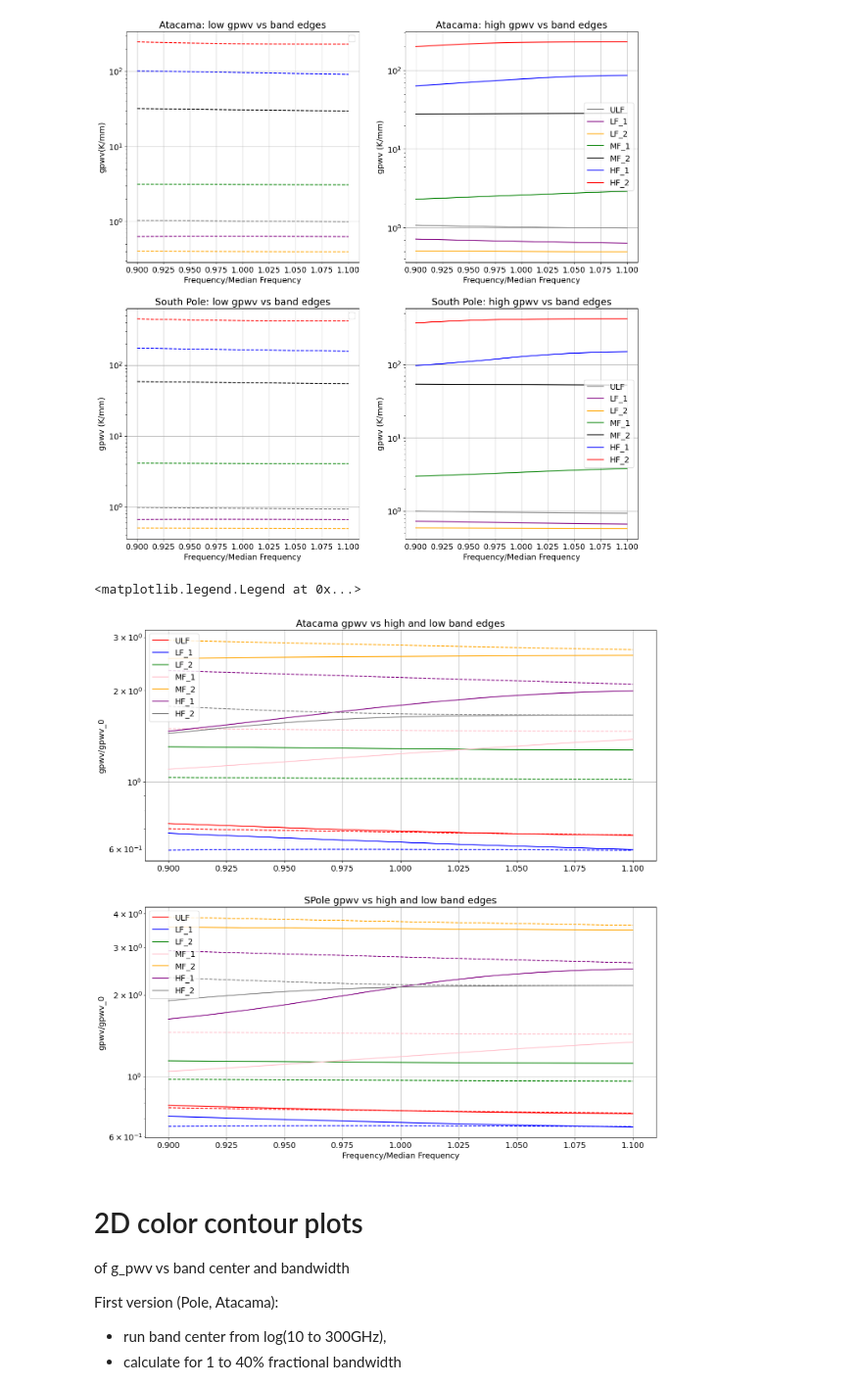
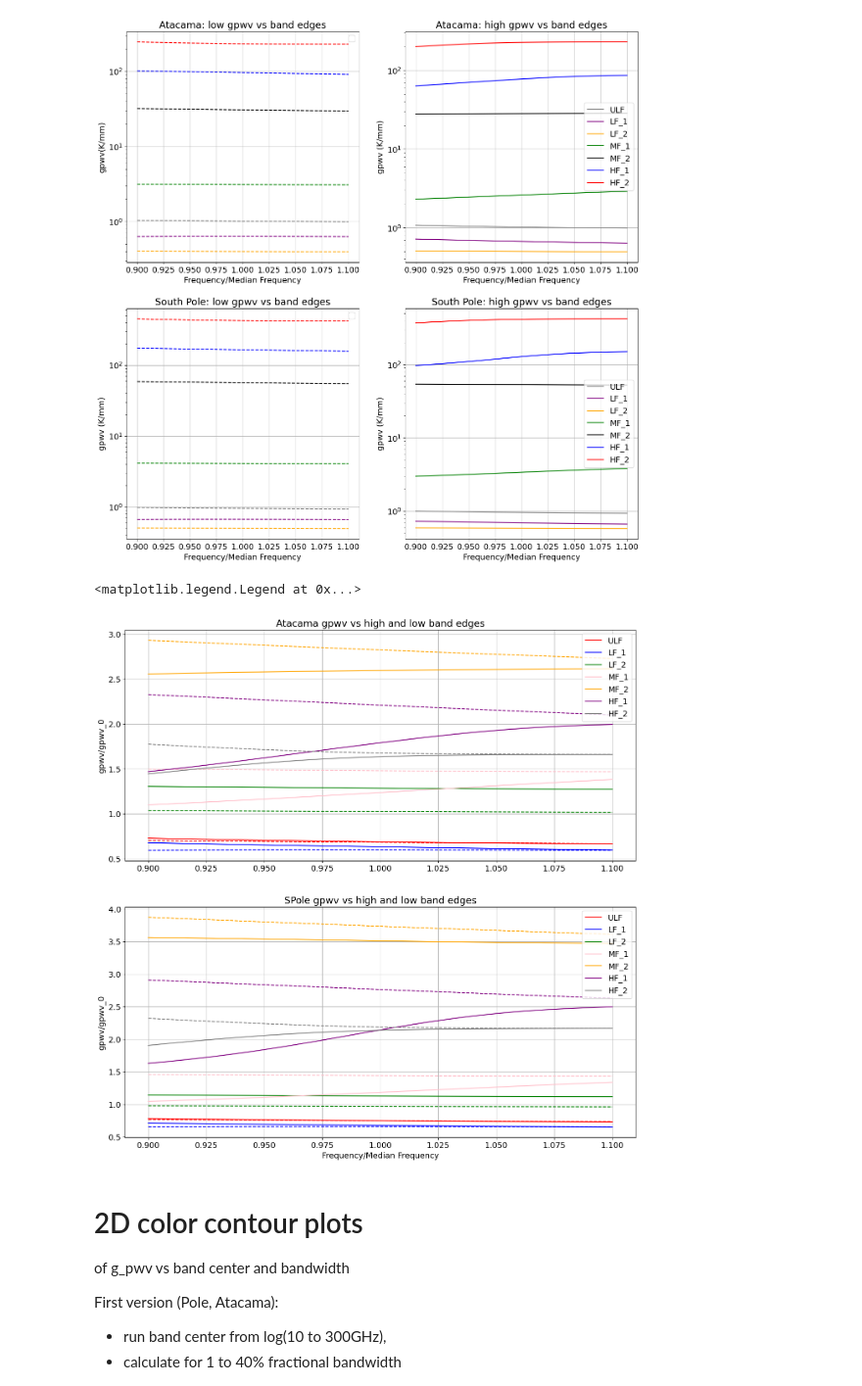
Before and after one commit to JohnRuhl/Atmos_pwv_flucts, a Jupyter notebook: Atmos_pwv_flucts.ipynb, the cells around one changed output. Shown at 98% size. Drawn from its saved outputs; the diff is of its cells as text; code cells hidden in the pictures.

Commit message:
edited plots and more Jacobian analysis

```diff
--- a/Atmos_pwv_flucts.ipynb
+++ b/Atmos_pwv_flucts.ipynb
@@ -74,3 +74,17 @@ plt.ylim(0.8,1.0)
 plt.grid()
 # %% [output]
 [figure]
+# %%
+plt.rcParams.update({'font.size': 14})
+plt.rcParams['figure.figsize'] = [12, 8]
+
+for site in ['Pole','Atacama']:
+    for pwv in atmos[site].keys():
+        pltlabel=site+':'+str(pwv)+' um'
+        plt.plot(atmos[site][pwv][0],atmos[site][pwv][4], label=pltlabel)
+plt.ylabel('Tb')
+plt.xlabel('Frequency (GHz)')
+plt.xlim(0,600)
+plt.grid()
+plt.legend()
+plt.title('Planck Brightness Temperature vs Frequency')
@@ -951,38 +968,38 @@ No artists with labels found to put in legend.  Note that artists whose label st
 # %%
 #similar plot but with gpwv high and low values / gpwv center
 plt.rcParams.update({'font.size': 14})
 plt.rcParams['figure.figsize'] = [16, 16]
 
 bandtype_dict= {'LAT':{'ULF':'red', 'LF_1': 'blue', 'LF_2': 'green',
                        'MF_1': 'pink', 'MF_2': 'orange', 'HF_1': 'purple', 'HF_2': 'grey'}}
 bandarray=list(bandtype_dict.keys())
 
 plt.subplot(2,1,1)
 for ch in chlist:
     btype=bandtype_dict['LAT'][ch]
-    plt.semilogy(atacama_dict[900][ch]['lowvec']/np.median(atacama_dict[900][ch]['lowvec']), (atacama_dict[900][ch]['gpwv_l']/atacama_dict[900][ch]['gpwv']), color=btype, linestyle='dashed')#, label=ch)
-    plt.semilogy(atacama_dict[900][ch]['highvec']/np.median(atacama_dict[900][ch]['highvec']), (atacama_dict[900][ch]['gpwv_h']/atacama_dict[900][ch]['gpwv']), color=btype, label=ch)
+    plt.plot(atacama_dict[900][ch]['lowvec']/np.median(atacama_dict[900][ch]['lowvec']), (atacama_dict[900][ch]['gpwv_l']/atacama_dict[900][ch]['gpwv']), color=btype, linestyle='dashed')#, label=ch)
+    plt.plot(atacama_dict[900][ch]['highvec']/np.median(atacama_dict[900][ch]['highvec']), (atacama_dict[900][ch]['gpwv_h']/atacama_dict[900][ch]['gpwv']), color=btype, label=ch)
 plt.ylabel('gpwv/gpwv_0')
 plt.title('Atacama gpwv vs high and low band edges')
 plt.grid()
 plt.legend()
 
 
 plt.subplot(2,1,2)
 for ch in chlist:
     btype=bandtype_dict['LAT'][ch]
-    plt.semilogy(spole_dict[300][ch]['lowvec']/np.median(spole_dict[300][ch]['lowvec']), (spole_dict[300][ch]['gpwv_l']/spole_dict[300][ch]['gpwv']), color=btype, linestyle='dashed')
-    plt.semilogy(spole_dict[300][ch]['highvec']/np.median(spole_dict[300][ch]['highvec']), (spole_dict[300][ch]['gpwv_h']/spole_dict[300][ch]['gpwv']), color=btype, label=ch)
+    plt.plot(spole_dict[300][ch]['lowvec']/np.median(spole_dict[300][ch]['lowvec']), (spole_dict[300][ch]['gpwv_l']/spole_dict[300][ch]['gpwv']), color=btype, linestyle='dashed')
+    plt.plot(spole_dict[300][ch]['highvec']/np.median(spole_dict[300][ch]['highvec']), (spole_dict[300][ch]['gpwv_h']/spole_dict[300][ch]['gpwv']), color=btype, label=ch)
 plt.ylabel('gpwv/gpwv_0')
 plt.title('SPole gpwv vs high and low band edges')
 plt.xlabel('Frequency/Median Frequency')
 plt.grid()
 plt.legend()
 
 #plt.legend()
 # %% [output]
 <matplotlib.legend.Legend at 0x...>
-[figure, old version]
+[figure, new version]
 # %% [markdown]
 # 2D color contour plots
 of g_pwv vs band center and bandwidth
```
Also changed, not shown: parts of 1 cell of this notebook, 1 other file.
